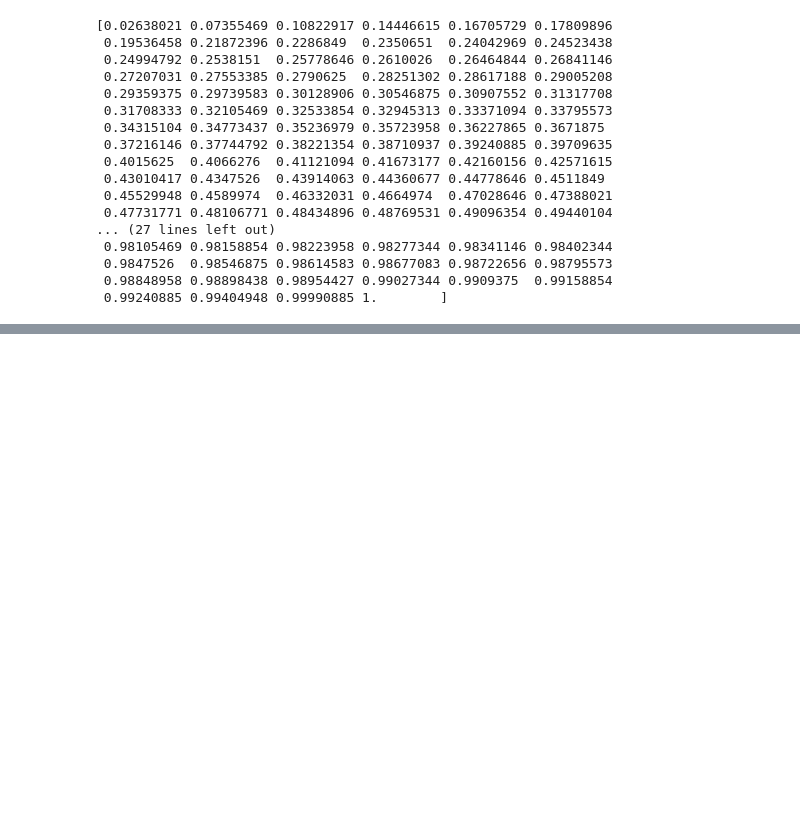
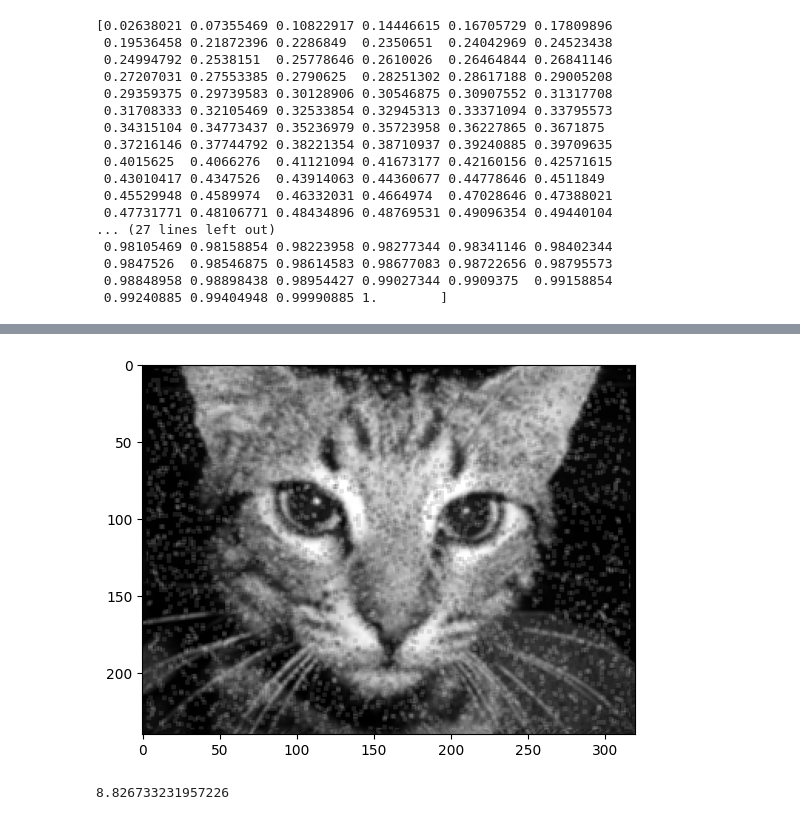
Before and after one commit to gharbiamine/ImageProcessing, a Jupyter notebook: pgm.ipynb, the cells around one changed output, grey strips where cells are left out. Saved outputs shown, nothing was run; the diff lists cells and outputs as text; code cells hidden in the pictures; blank space fills up the shorter version.

```diff
--- a/pgm.ipynb
+++ b/pgm.ipynb
@@ -82,0 +97,9 @@ print(hEq)
+# %%
+
+noiseMat = pgmCat.addNoise()
+averageCat = pgmCat.avgFilter(noiseMat,3)
+pgmCat.show(averageCat)
+print(pgmCat.getSNR(noiseMat,averageCat))
+# %% [output]
+[figure, added]
+8.826733231957226
```
Also changed, not shown: parts of 6 cells of this notebook, 1 other file.
